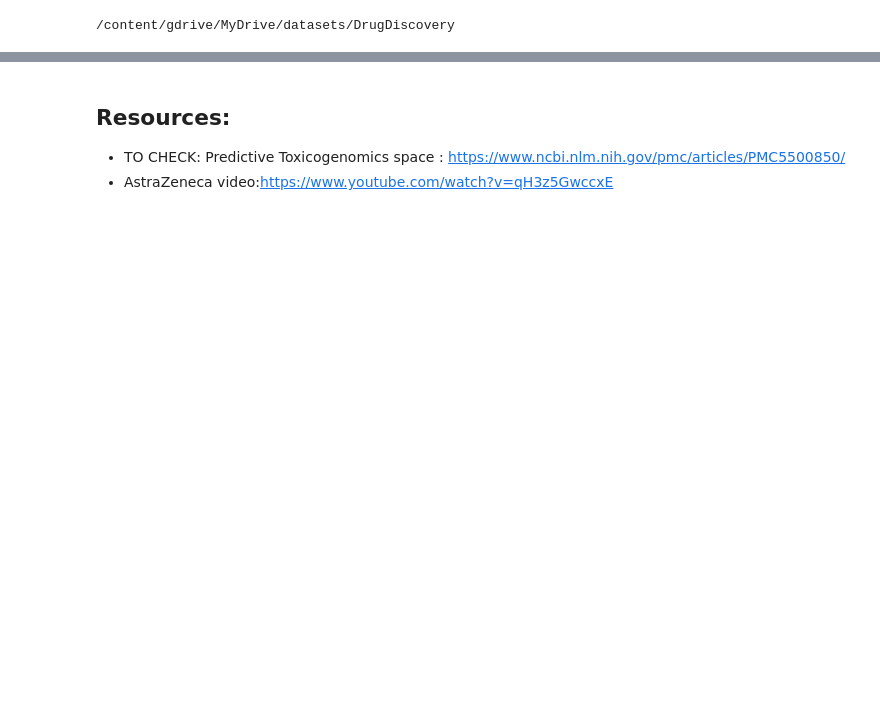
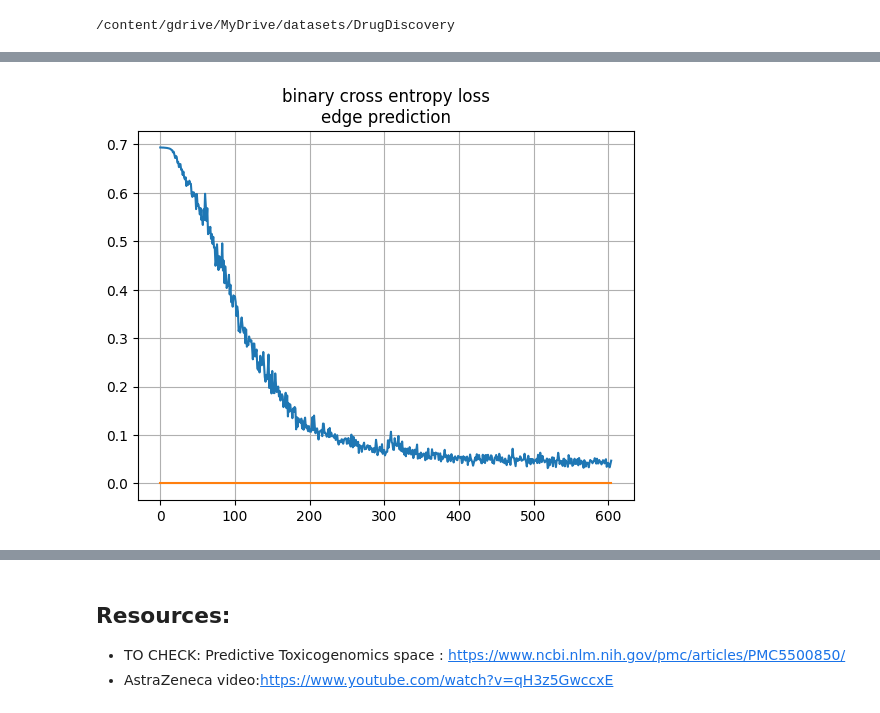
Before and after one commit to mylonasc/drug-discovery-gnns, a Jupyter notebook: dev/Drug_discovery_1.ipynb, the cells around one changed output, grey strips where cells are left out. Drawn from its saved outputs; the diff is of its cells as text; code cells hidden in the pictures; blank space fills up the shorter version.

Commit message:
first working. Returns clusters of drugs that make sense and trains very efficiently.

```diff
--- a/dev/Drug_discovery_1.ipynb
+++ b/dev/Drug_discovery_1.ipynb
@@ -698,7 +701,7 @@ def _get_relations_from_drug_list(drug_inds, max_relations = MAX_RELATIONS):
     for d in drug_inds:
         real_rels = _rel_to_emb_idx_d2t(filtered_targets.values[d])
         if len(real_rels['relations']) > max_relations:
-            r = np.random.permutation(len(real_rels['relations']))[:MAX_RELATIONS]
+            r = np.random.permutation(len(real_rels['relations']))[:max_relations]
             real_rels['targets'], real_rels['relations'] = real_rels['targets'][r], real_rels['relations'][r]
         real_rels['drug'] = d
         res.append(real_rels)
@@ -715,7 +718,7 @@ def sample_neighborhood_of_drugs(drug_list,
     first-level sampled drugs.
     """
     # 1. sample the targets from the drugs:
-    drug_links = _get_relations_from_drug_list(drug_list)
+    drug_links = _get_relations_from_drug_list(drug_list,max_relations)
 
     # find the unique targets and sample the target neighborhoods:
     sub_drugs = []
@@ -738,8 +741,8 @@ def sample_neighborhood_of_drugs(drug_list,
         else:
             t2d_res = np.array([(dict_drug_idx[k[0]], dict_rel_idx[k[1]]) for k in t2d_rels])
 
-        if len(t2d_res) >= MAX_RELATIONS:
-            t2d_res = t2d_res[np.random.permutation(len(t2d_res))[:MAX_RELATIONS]]
+        if len(t2d_res) >= max_relations:
+            t2d_res = t2d_res[np.random.permutation(len(t2d_res))[:max_relations]]
         if len(t2d_res) > 0:
             target_links.append({'target' : dict_prot_idx[p] , 'drugs' : t2d_res[:,0], 'relations' : t2d_res[:,1]})
     return drug_links, target_links
@@ -918,11 +892,10 @@ def _graph_tuple_from_drug_subgraph(drug_links : List[Dict],
 # %%
 # %%timeit
-t1, edge_labels = _graph_tuple_from_drug_subgraph(drug_links, target_links, return_numpy = True)
+edge_inds_total, node_inds_total, senders_list, receivers_list, edge_labels = _graph_tuple_from_drug_subgraph(drug_links, target_links,include_backlinks=True)
 # %% [markdown]
 # Training
 # %%
 #@title training parameters
 LEARNING_RATE = 0.0001 #@param {'type' : 'number'}
-EPOCHS = 30 #@param
-BATCH_SIZE = 64 #@param
-opt = tf.optimizers.Adam(learning_rate = LEARNING_RATE)
+EPOCHS = 120 #@param
+BATCH_SIZE = 256 #@param
@@ -929,6 +904,6 @@ opt = tf.optimizers.Adam(learning_rate = LEARNING_RATE)
 # %%
 #@title Network parameters
-CORE_NETWORK_SIZE = 500 #@param
+CORE_NETWORK_SIZE = 1024 #@param
 NETWORK_TYPE = 'MPNN' #@param ['MPNN','GCN']
 # %%
 losses = []
@@ -1114,0 +1064,78 @@ Full drugbank: 15235
+# %%
+FACTOR_SHORTCUT = 0.000
+def eval_shortcut_loss(nw_out, node_inds_total):
+    emb_nodes = tf.concat([emb_dr, emb_prot],0)
+    _nodes = tf.gather(emb_nodes, node_inds_total)
+    return tf.math.reduce_sum(tf.math.square(nw_out['nodes'] - _nodes)) * FACTOR_SHORTCUT
+
+def eval_edge_loss(edge_labels, nw_out):
+    return tf.losses.binary_crossentropy(edge_labels, nw_out['edges'][:,0], from_logits = True)
+
+from IPython.display import clear_output
+
+@tf.function(
+    input_signature=[
+        tf.TensorSpec(shape = (None), dtype=tf.int32),
+        tf.TensorSpec(shape = (None), dtype=tf.int32),
+        tf.TensorSpec(shape = (None), dtype=tf.int32),
+        tf.TensorSpec(shape = (None), dtype=tf.int32),
+        tf.TensorSpec(shape = (None), dtype=tf.float32)
+    ]
+)
+def _train_step(
+     edge_inds_total,
+     node_inds_total,
+     senders_list,
+     receivers_list,
+     edge_labels):
+
+    with tf.GradientTape() as tape:
+        tape.watch(emb_dr)
+        tape.watch(emb_prot)
+        emb_nodes = tf.concat([emb_dr, emb_prot],0)
+        _gt = _make_gt(emb_nodes, emb_rel,
+                    edge_inds_total,node_inds_total,
+                    senders_list, receivers_list)
+        gt_res = nw(_gt)
+        loss1 = eval_edge_loss(edge_labels, gt_res)
+        loss2 = eval_shortcut_loss(gt_res, node_inds_total)
+        loss = loss1 + loss2
+
+    _losses = [loss1 , loss2]
+
+    grads = tape.gradient(loss, [*nw.weights,emb_prot, emb_dr])
+    opt.apply_gradients(zip(grads, [*nw.weights, emb_prot, emb_dr]))
+    # grads1 = tape.gradient(loss1, nw.weights)
+    # grads2 = tape.gradient(loss2, [emb_prot, emb_dr])
+    # opt.apply_gradients(zip([*grads1, *grads2], [nw.weights, [emb_prot, emb_dr]]))
+    return _losses, grads
+
+num_drugs = 1200
+for epoch in range(EPOCHS):
+    # taking a random permutation of the drugs
+    # so that the simple "derangement" that is used for the negatives captures
+    # other negatives for each epoch.
+    rand_perm = np.random.choice(np.arange(num_drugs), num_drugs, replace = False)
+    for batch_start in tqdm(range(0, num_drugs, BATCH_SIZE)):
+        some_drugs = rand_perm[batch_start:batch_start  + BATCH_SIZE]
+        drug_links, target_links = sample_neighborhood_of_drugs(some_drugs, prevent_backlink = False)
+        edge_inds_total, node_inds_total, senders_list, receivers_list, edge_labels = \
+           _graph_tuple_from_drug_subgraph(drug_links,target_links, include_backlinks=True)
+
+        _losses,  grads = _train_step( np.concatenate(edge_inds_total,0).astype('int32'),
+                                   np.concatenate(node_inds_total,0).astype('int32'),
+                                   np.concatenate(senders_list,0).astype('int32'),
+                                   np.concatenate(receivers_list,0).astype('int32'),
+                                   edge_labels)
+
+        losses.append([l.numpy() for l in _losses])
+    # ckpt.checkpoint_model(epoch)
+    clear_output()
+    pplot.plot(np.array(losses)[:,0])
+    pplot.plot(np.array(losses)[:,1])
+    pplot.grid()
+    pplot.title('binary cross entropy loss\nedge prediction')
+    pplot.show()
+    # break
+# %% [output]
+[figure, added]
```
Also changed, not shown: parts of 40 cells of this notebook, 1 other file.
